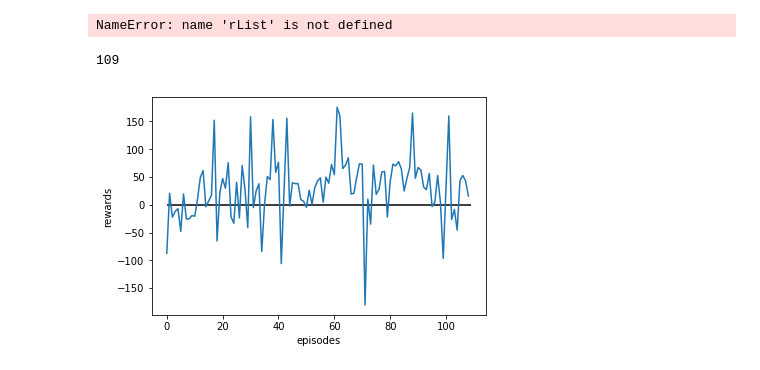
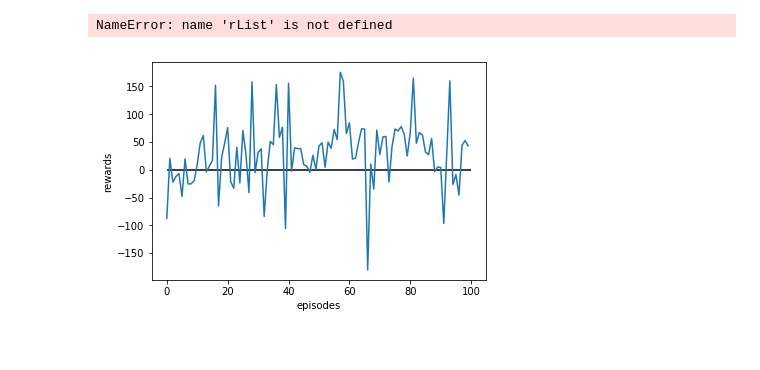
Before and after one commit to bluelancer/DQFD_Minecraft, a Jupyter notebook: MineRL_Navigate_DQN.ipynb, the cells around one changed output. Cells and saved outputs as stored; diff of their text form; code cells hidden in the pictures.

Commit message:
fix the plot

```diff
--- a/MineRL_Navigate_DQN.ipynb
+++ b/MineRL_Navigate_DQN.ipynb
@@ -230,12 +327,8 @@ reward_list = [-87.37141418457031 ,20.49593734741211,-22.387405395507812,-12.086
-# %%
-len(reward_list)
-# %% [output]
-109
 # %%
 plt.plot(reward_list)
-plt.hlines(0,0,109)
+plt.hlines(0,0,100)
 plt.xlabel('episodes')
 plt.ylabel('rewards')
 plt.show()
 # %% [output]
-[figure, old version]
+[figure, new version]
```
Also changed, not shown: parts of 5 cells of this notebook.
